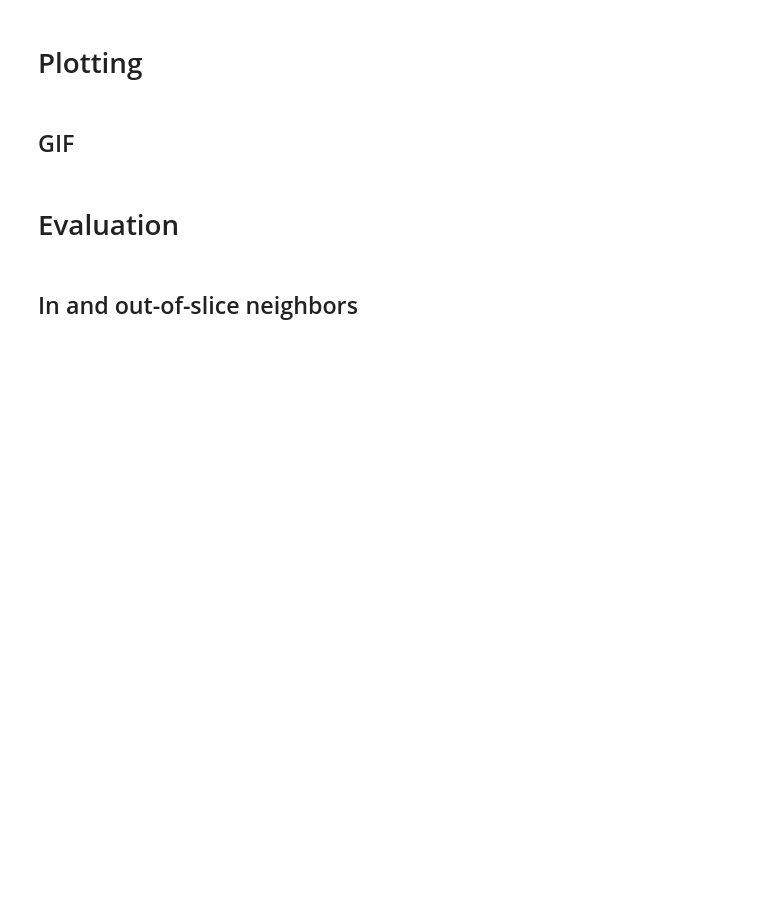
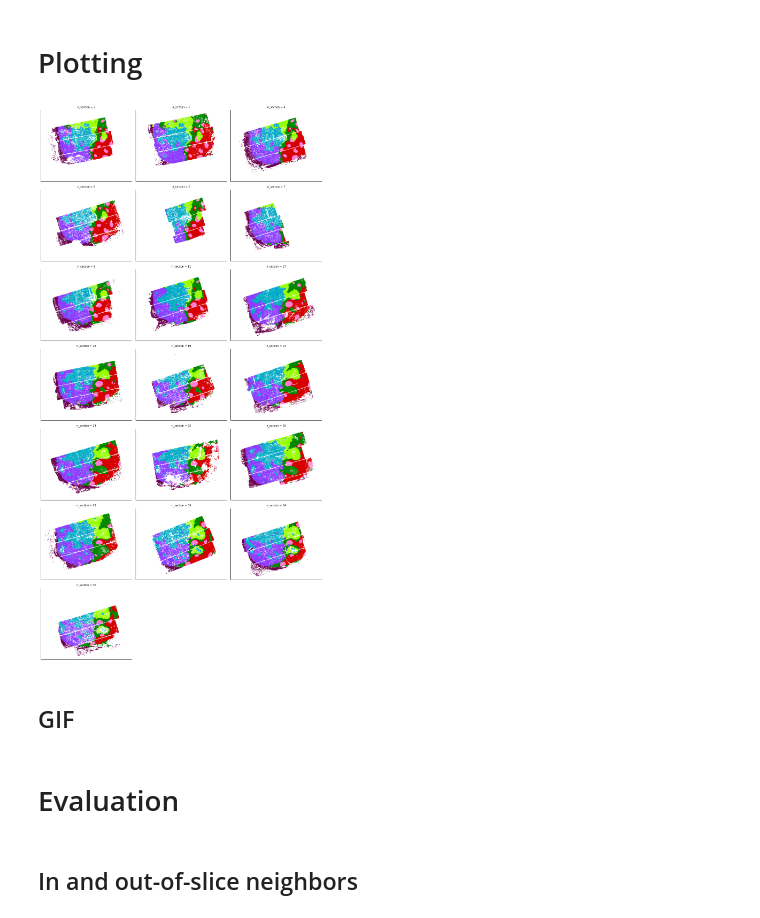
Before and after one commit to HiDiHlabs/SpatialLeiden2-Study, a Jupyter notebook: OpenST_3D_lymphnode.ipynb, the cells around one changed output. Cells and saved outputs as stored; diff of their text form; code cells hidden in the pictures; blank space fills up the shorter version.

```diff
--- a/OpenST_3D_lymphnode.ipynb
+++ b/OpenST_3D_lymphnode.ipynb
@@ -83,36 +124,37 @@ labels.to_parquet(results_lymphnode / "no_batch_integration.parquet")
 # %% [markdown]
 # Plotting
+# %%
+labels = pd.read_parquet(results_lymphnode / "scvi.parquet").astype(
+    {"spatialleiden": "category"}
+)
 # %%
 scatter_kwargs = {
     "s": 1,
     "linewidth": 0,
 }
+
+cluster = labels["spatialleiden"].cat.categories
+
+domain_palette = dict(zip(cluster, cc.glasbey))
-# %%
-labels = pd.read_parquet(results_lymphnode / "no_batch_integration.parquet").astype(
-    {"spatialleiden": "category"}
-)
 # %%
-cluster = labels["spatialleiden"].cat.categories
-
-palette = dict(zip(cluster, sns.color_palette(cc.glasbey, n_colors=len(cluster))))
-
 g = sns.FacetGrid(labels, col="n_section", col_wrap=3, aspect=1.2, legend_out=True)
 _ = g.map_dataframe(
     sns.scatterplot,
     x="x",
     y="y",
     hue="spatialleiden",
-    palette=palette,
+    palette=domain_palette,
     **scatter_kwargs,
 )
 _ = g.set(aspect=1)
 for ax in g.axes.flat:
     remove_tick_and_label(ax)
 
 # g.add_legend(palette)
 
 _ = g.tight_layout()
-g.savefig(results_lymphnode / "no_batch_integration.png")
+# %% [output]
+[figure, added]
 # %% [markdown]
 ## GIF
 # %%
```
Also changed, not shown: parts of 37 cells of this notebook, 29 other files.
